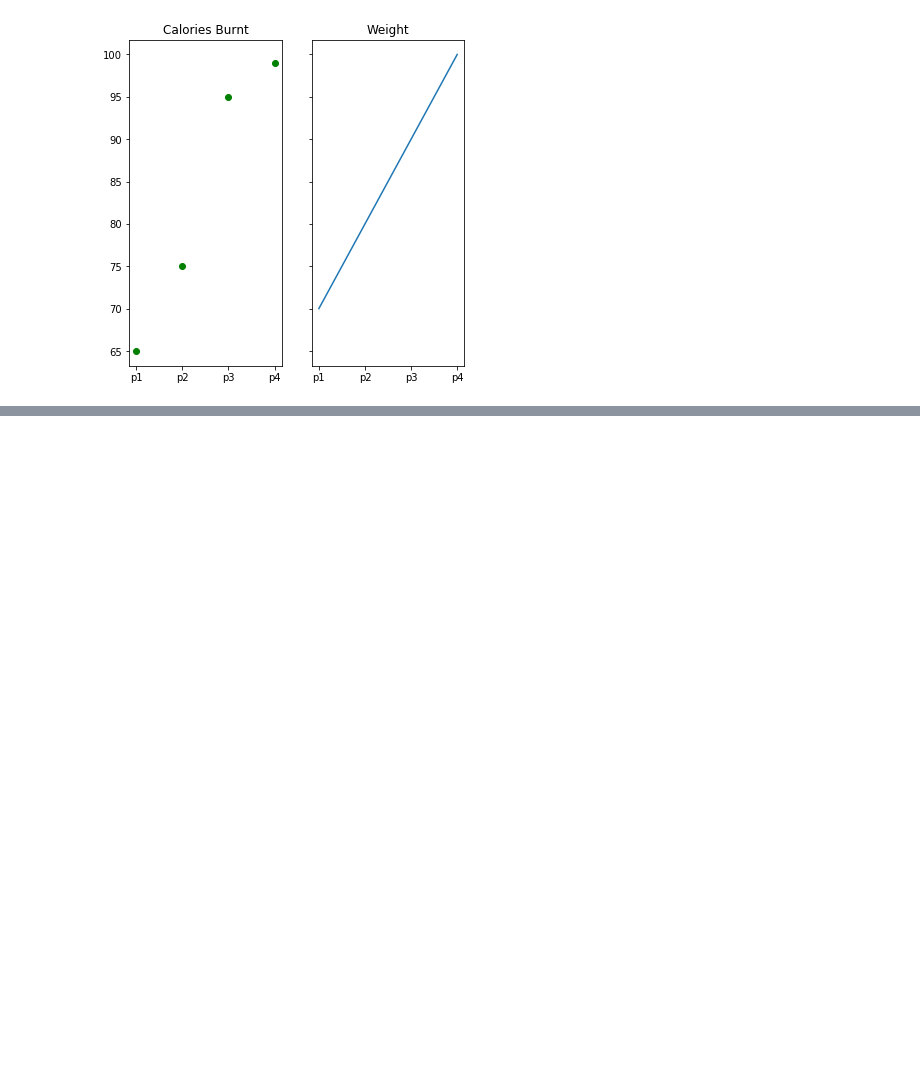
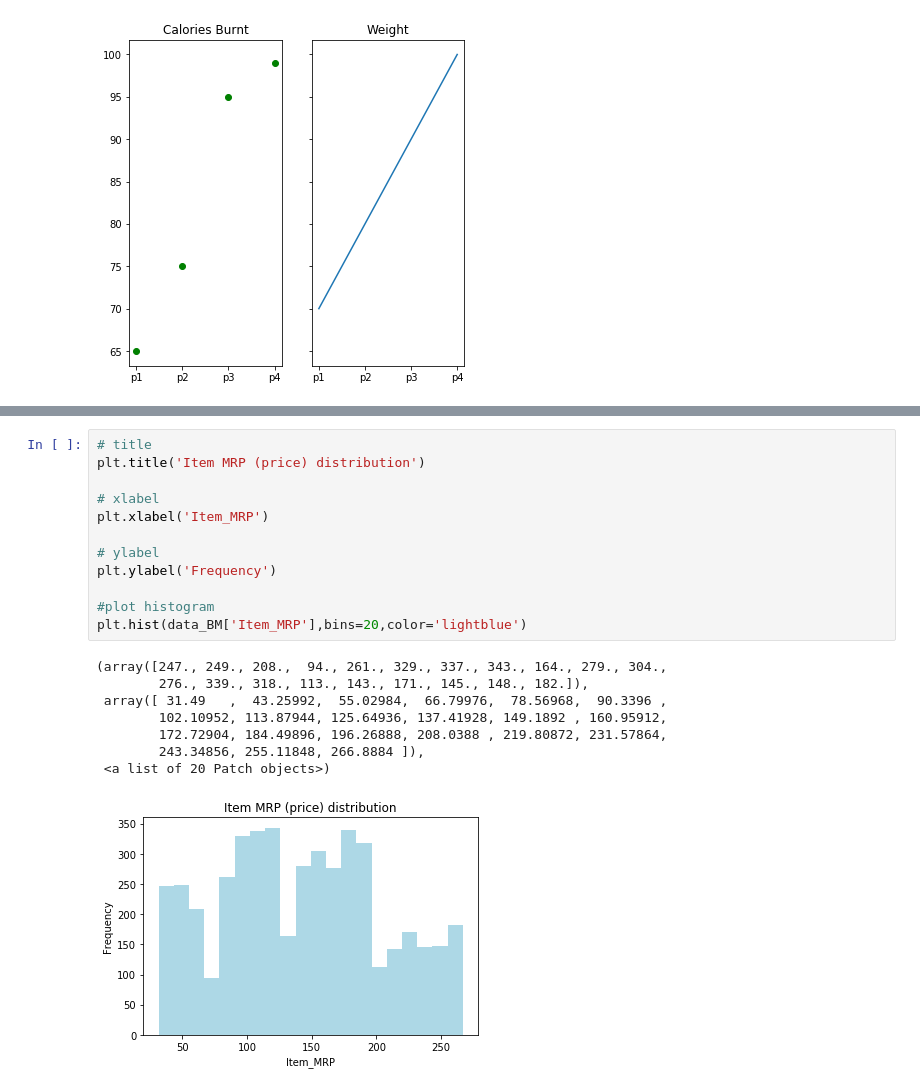
Before and after one commit to sntshred/DataScience, a Jupyter notebook: Operators.ipynb, the cells around one changed output, grey strips where cells are left out. Drawn from its saved outputs; the diff is of its cells as text; blank space fills up the shorter version.

```diff
--- a/Operators.ipynb
+++ b/Operators.ipynb
@@ -3343,0 +3460,21 @@ ax[1].set_xticklabels(labels=['p1', 'p2', 'p3', 'p4']);
+# %%
+# title
+plt.title('Item MRP (price) distribution')
+
+# xlabel
+plt.xlabel('Item_MRP')
+
+# ylabel
+plt.ylabel('Frequency')
+
+#plot histogram
+plt.hist(data_BM['Item_MRP'],bins=20,color='lightblue')
+# %% [output]
+(array([247., 249., 208.,  94., 261., 329., 337., 343., 164., 279., 304.,
+        276., 339., 318., 113., 143., 171., 145., 148., 182.]),
+ array([ 31.49   ,  43.25992,  55.02984,  66.79976,  78.56968,  90.3396 ,
+        102.10952, 113.87944, 125.64936, 137.41928, 149.1892 , 160.95912,
+        172.72904, 184.49896, 196.26888, 208.0388 , 219.80872, 231.57864,
+        243.34856, 255.11848, 266.8884 ]),
+ <a list of 20 Patch objects>)
+[figure, added]
```
Also changed, not shown: parts of 18 cells of this notebook.
